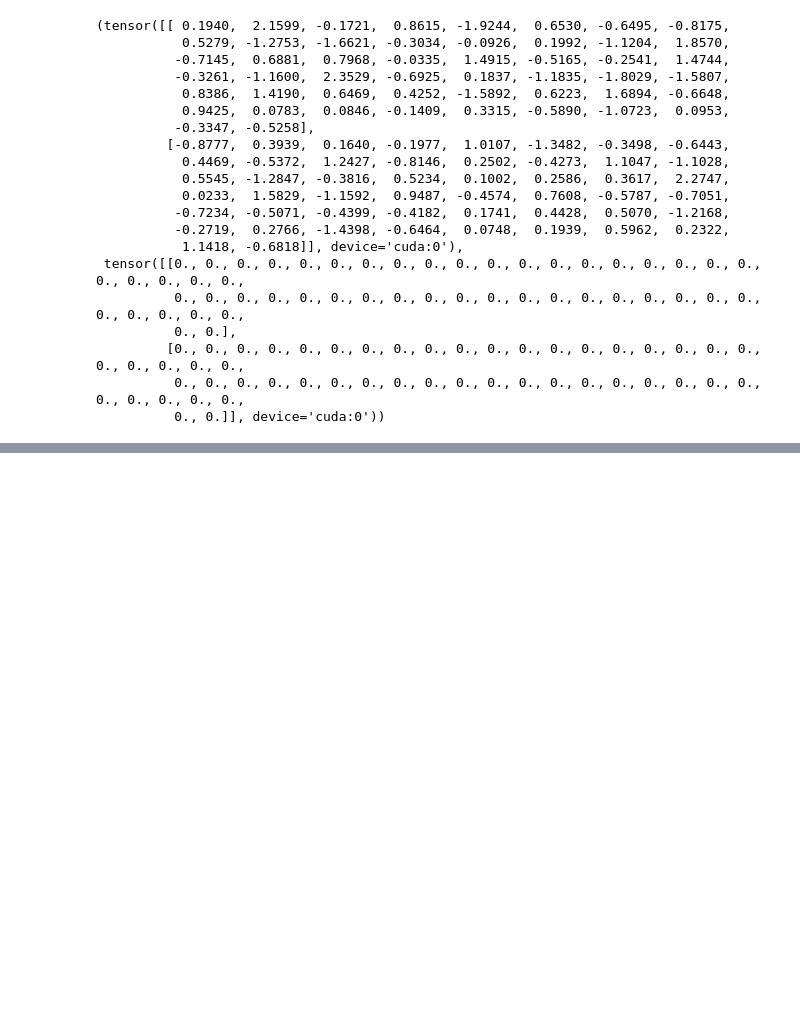
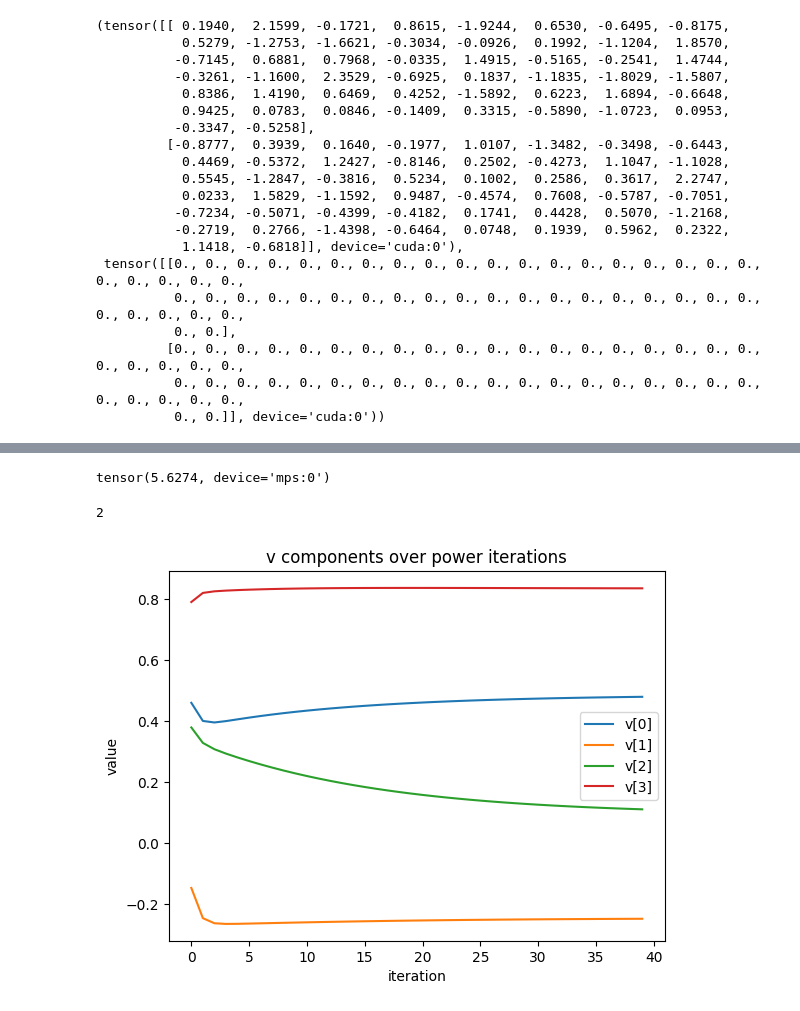
Before and after one commit to VidyasagarDudekula/llm-inference-lab, a Jupyter notebook: highlevel_test.ipynb, the cells around one changed output, grey strips where cells are left out. Drawn from its saved outputs; the diff is of its cells as text; code cells hidden in the pictures; blank space fills up the shorter version.

```diff
--- a/highlevel_test.ipynb
+++ b/highlevel_test.ipynb
@@ -9,6 +9,8 @@ if torch.cuda.is_available():
     device = torch.device('cuda')
 elif torch.backends.mps.is_available():
     device = torch.device('mps')
+# %%
+device = torch.device('cpu')
 # %%
 device
 # %% [output]
@@ -351,0 +409,38 @@ logits.data, logits.grad
+# %%
+val.add_(torch.dot(x.contiguous().view(-1), x.contiguous().view(-1)))
+# %% [output]
+tensor(5.6274, device='mps:0')
+# %%
+gen = torch.Generator(device)
+gen.manual_seed(42)
+v = torch.randn((1, 4), generator=gen, device=device)
+x = torch.randn((4, 4), generator=gen, device=device)
+# %%
+v.dim()
+# %% [output]
+2
+# %%
+v_hist = []
+x_t = x.transpose(-2, -1)
+result = torch.zeros_like(v)
+for _ in range(40):
+    torch.matmul(v, x, out=result)
+    torch.matmul(result, x_t, out=v)
+    norm_factor = torch.linalg.vector_norm(v.view(-1), ord=2)
+    v.div_(norm_factor)
+    v_hist.append(v.detach().clone())
+# %%
+v_hist = torch.cat(v_hist, dim=0).cpu()
+# %%
+import matplotlib.pyplot as plt
+
+t = range(v_hist.shape[0])
+for j in range(v_hist.shape[1]):
+    plt.plot(t, v_hist[:, j], label=f"v[{j}]")
+plt.xlabel("iteration")
+plt.ylabel("value")
+plt.legend()
+plt.title("v components over power iterations")
+plt.show()
+# %% [output]
+[figure, added]
```
Also changed, not shown: parts of 33 cells of this notebook, 2 other files.
